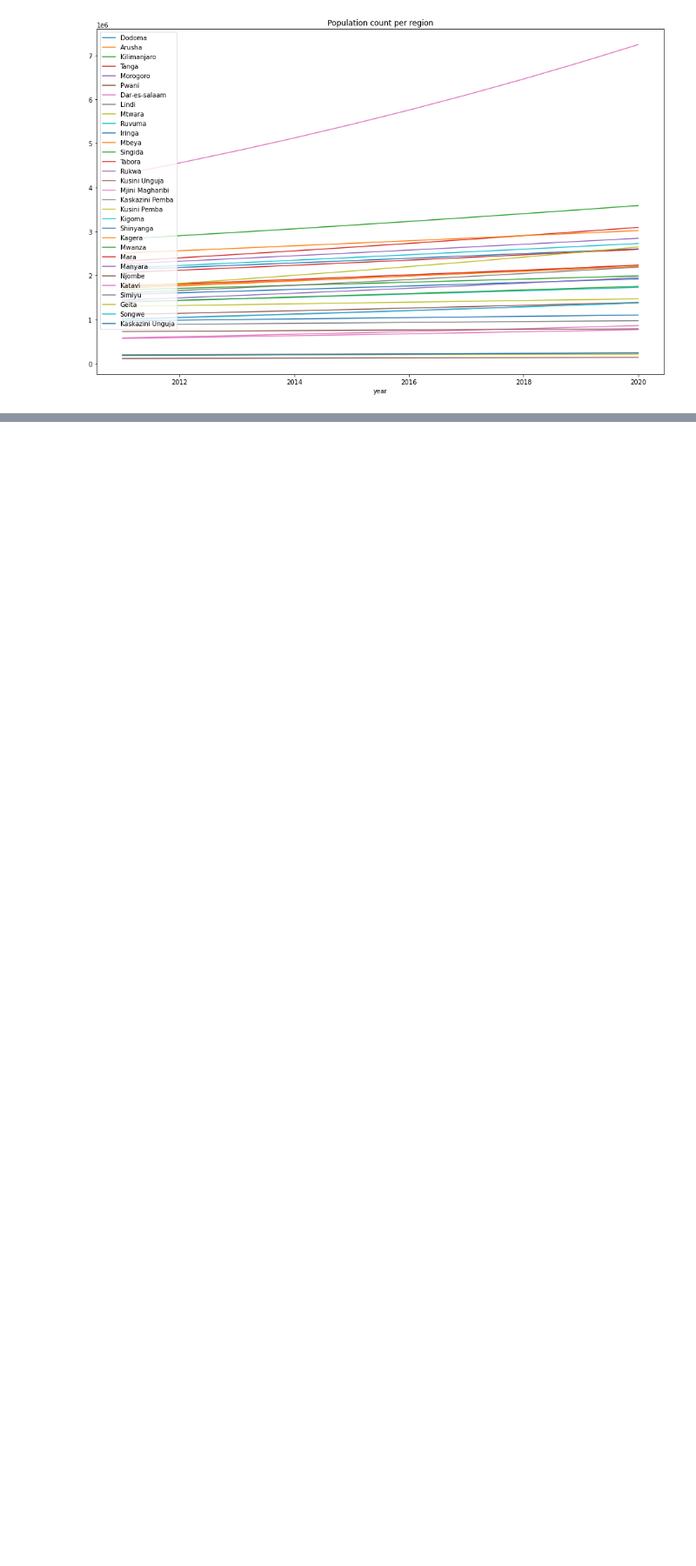
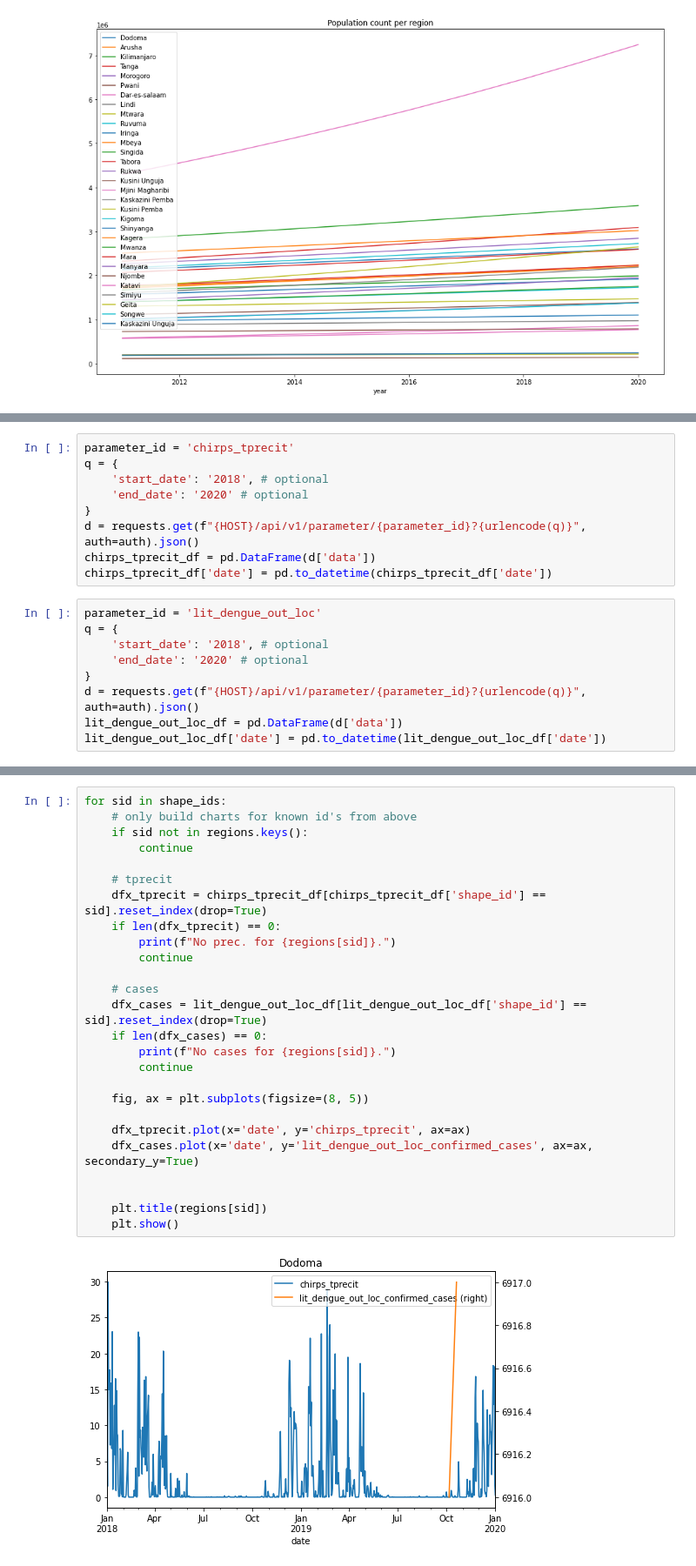
Before and after one commit to MARS-Group-HAW/esida-db, a Jupyter notebook: notebooks/ESIDA DB Demo.ipynb, the cells around one changed output, grey strips where cells are left out. Shown: that part at 87% size. Saved outputs shown, nothing was run; the diff lists cells and outputs as text; blank space fills up the shorter version.

```diff
--- a/notebooks/ESIDA DB Demo.ipynb
+++ b/notebooks/ESIDA DB Demo.ipynb
@@ -115,0 +118,18 @@ plt.show()
+# %%
+parameter_id = 'chirps_tprecit'
+q = {
+    'start_date': '2018', # optional
+    'end_date': '2020' # optional
+}
+d = requests.get(f"{HOST}/api/v1/parameter/{parameter_id}?{urlencode(q)}", auth=auth).json()
+chirps_tprecit_df = pd.DataFrame(d['data'])
+chirps_tprecit_df['date'] = pd.to_datetime(chirps_tprecit_df['date'])
+# %%
+parameter_id = 'lit_dengue_out_loc'
+q = {
+    'start_date': '2018', # optional
+    'end_date': '2020' # optional
+}
+d = requests.get(f"{HOST}/api/v1/parameter/{parameter_id}?{urlencode(q)}", auth=auth).json()
+lit_dengue_out_loc_df = pd.DataFrame(d['data'])
+lit_dengue_out_loc_df['date'] = pd.to_datetime(lit_dengue_out_loc_df['date'])
@@ -115,0 +145,28 @@ plt.show()
+# %%
+for sid in shape_ids:
+    # only build charts for known id's from above
+    if sid not in regions.keys():
+        continue
+
+    # tprecit
+    dfx_tprecit = chirps_tprecit_df[chirps_tprecit_df['shape_id'] == sid].reset_index(drop=True)
+    if len(dfx_tprecit) == 0:
+        print(f"No prec. for {regions[sid]}.")
+        continue
+
+    # cases
+    dfx_cases = lit_dengue_out_loc_df[lit_dengue_out_loc_df['shape_id'] == sid].reset_index(drop=True)
+    if len(dfx_cases) == 0:
+        print(f"No cases for {regions[sid]}.")
+        continue
+
+    fig, ax = plt.subplots(figsize=(8, 5))
+
+    dfx_tprecit.plot(x='date', y='chirps_tprecit', ax=ax)
+    dfx_cases.plot(x='date', y='lit_dengue_out_loc_confirmed_cases', ax=ax, secondary_y=True)
+
+
+    plt.title(regions[sid])
+    plt.show()
+# %% [output]
+[figure, added]
```
Also changed, not shown: parts of 3 cells of this notebook.
